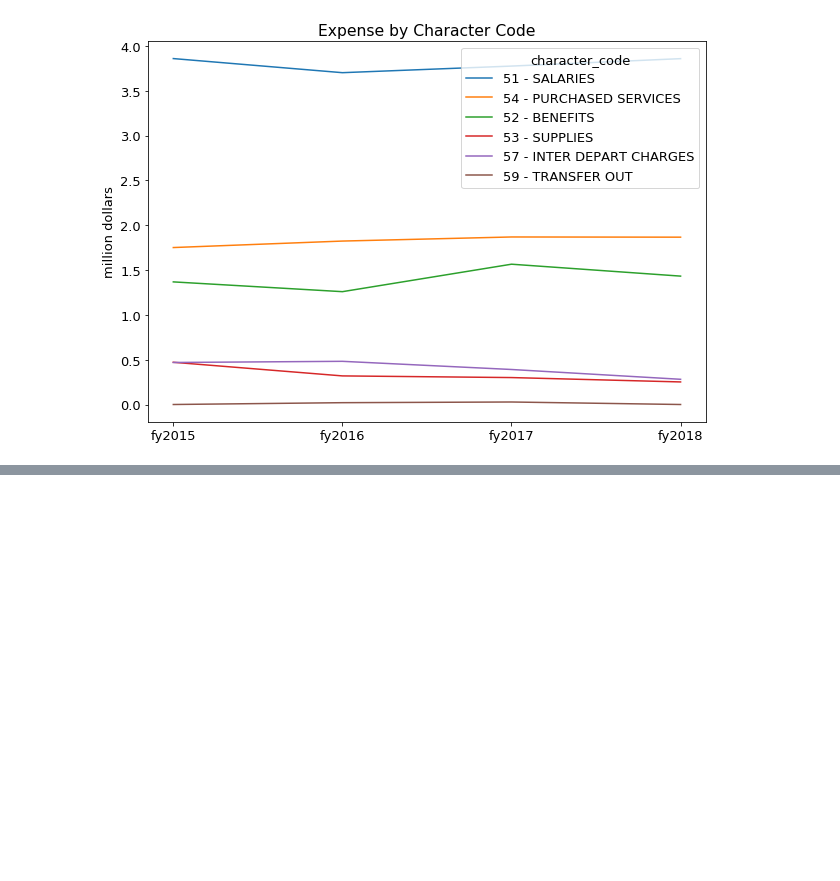
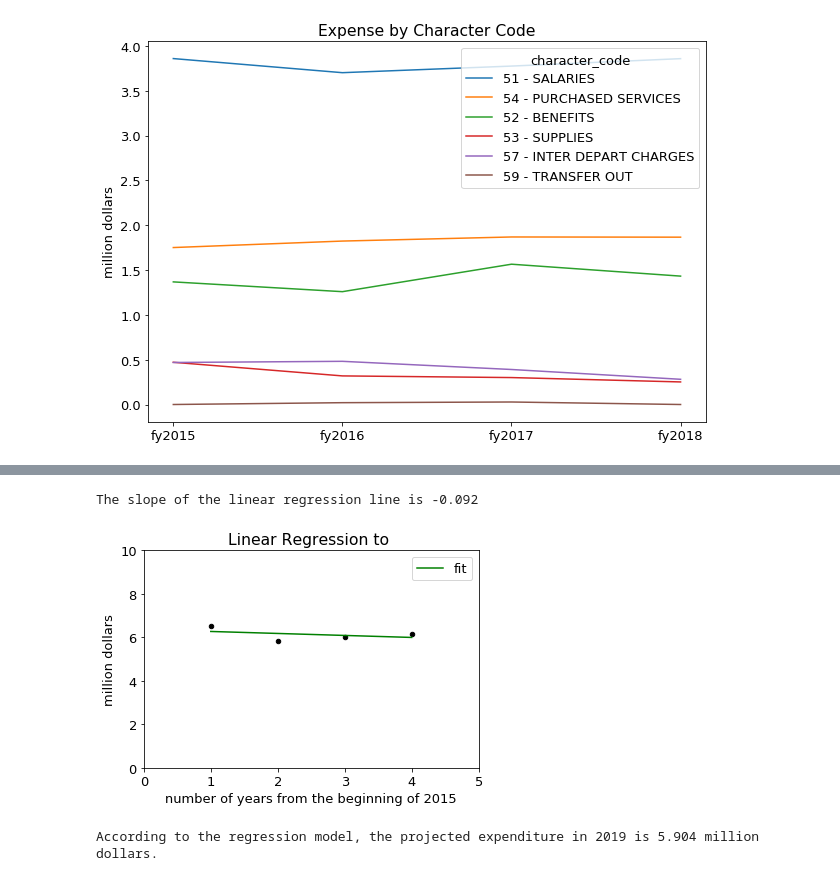
Before and after one commit to Kuku2333/s19-city-t3, a Jupyter notebook: yuankun.ipynb, the cells around one changed output, grey strips where cells are left out. Saved outputs shown, nothing was run; the diff lists cells and outputs as text; code cells hidden in the pictures; blank space fills up the shorter version.

```diff
--- a/yuankun.ipynb
+++ b/yuankun.ipynb
@@ -331,0 +298,6 @@ None
+# %%
+pd_te_sum = pd.read_sql('SELECT SUM(fy2015) as net_2015, SUM(fy2016) as net_2016, SUM(fy2017) as net_2017, SUM(fy2018) as net_2018 '
+                    'FROM expenditure_table '
+                    'WHERE agency = "45 -  TRAFFIC ENGINEERING" '
+                    'ORDER BY net_2015 DESC ', conn)
+pd_te_sum
@@ -331,0 +329,7 @@ None
+# %%
+df = DataFrame({
+    "x": [1, 2, 3, 4],
+    "1": np.ones(4),
+    "y": pd_te_sum.loc[0].tolist()
+})
+df
@@ -331,0 +342,22 @@ None
+# %%
+res = np.linalg.lstsq(df[["x", "1"]], df["y"], rcond=None)
+coefficients = res[0]
+m = coefficients[0]
+n = coefficients[1]
+print("The slope of the linear regression line is", m.round(3))
+# %% [output]
+The slope of the linear regression line is -0.092
+# %%
+ax = df.plot.scatter(x='x', y='y', xlim=(0,5), ylim=(0,10), c='black', title="Linear Regression to ")
+df["fit"] = df["x"] * m + n
+df.plot.line(x='x', y='fit', ax=ax, c='green')
+
+ax.set_xlabel("number of years from the beginning of 2015")
+ax.set_ylabel("million dollars")
+None
+# %% [output]
+[figure, added]
+# %%
+print("According to the regression model, the projected expenditure in 2019 is", (m*5+n).round(3), "million dollars.")
+# %% [output]
+According to the regression model, the projected expenditure in 2019 is 5.904 million dollars.
```
Also changed, not shown: parts of 16 cells of this notebook.
